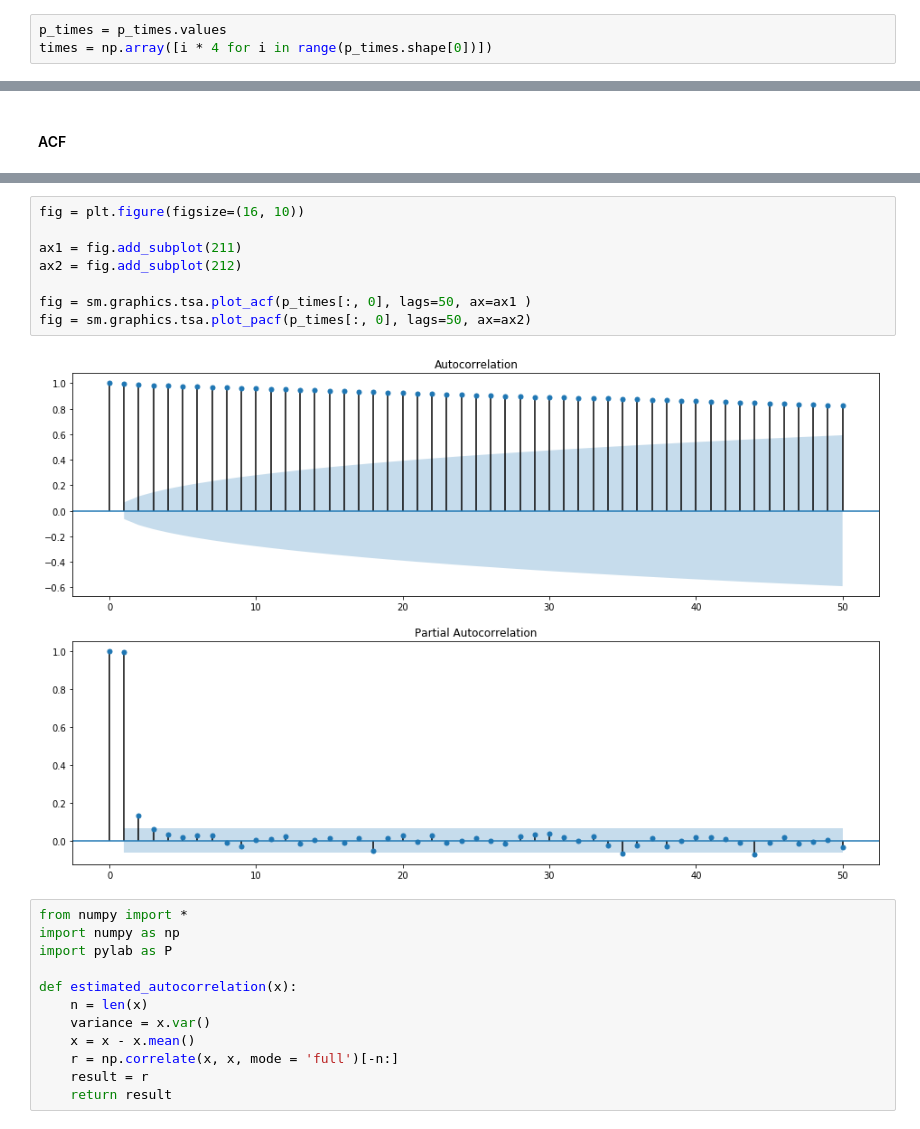
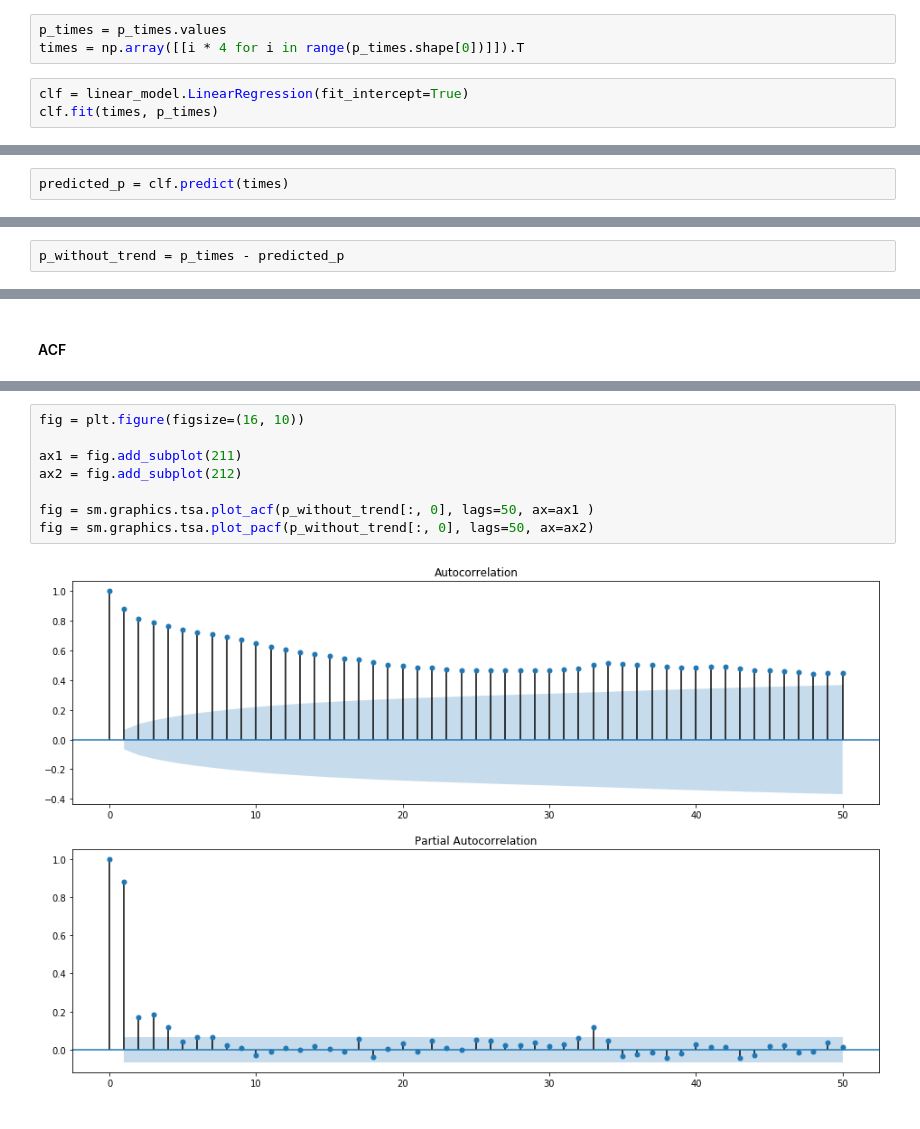
Before and after one commit to Bullldoger/prediction_theory, a Jupyter notebook: notebooks/Labs.ipynb, the cells around one changed output, grey strips where cells are left out. Cells and saved outputs as stored; diff of their text form.

```diff
--- a/notebooks/Labs.ipynb
+++ b/notebooks/Labs.ipynb
@@ -880,4 +876,7 @@ p_times.head()
 | 4 | 70.701433 |
 # %%
 p_times = p_times.values
-times = np.array([i * 4 for i in range(p_times.shape[0])])
+times = np.array([[i * 4 for i in range(p_times.shape[0])]]).T
+# %%
+clf = linear_model.LinearRegression(fit_intercept=True)
+clf.fit(times, p_times)
@@ -884,3 +885,5 @@ times = np.array([i * 4 for i in range(p_times.shape[0])])
+# %%
+predicted_p = clf.predict(times)
 # %%
 plt.figure(figsize=(16, 10))
 plt.plot(times, p_times, '.r')
@@ -897,0 +895,2 @@ corred_p = np.correlate(p_times[:, 0], p_times[:, 0], mode='full')
+# %%
+p_without_trend = p_times - predicted_p
@@ -900,22 +971,10 @@ corred_p = np.correlate(p_times[:, 0], p_times[:, 0], mode='full')
 # %%
 fig = plt.figure(figsize=(16, 10))
 
 ax1 = fig.add_subplot(211)
 ax2 = fig.add_subplot(212)
 
-fig = sm.graphics.tsa.plot_acf(p_times[:, 0], lags=50, ax=ax1 )
-fig = sm.graphics.tsa.plot_pacf(p_times[:, 0], lags=50, ax=ax2)
+fig = sm.graphics.tsa.plot_acf(p_without_trend[:, 0], lags=50, ax=ax1 )
+fig = sm.graphics.tsa.plot_pacf(p_without_trend[:, 0], lags=50, ax=ax2)
 # %% [output]
-[figure, old version]
+[figure, new version]
-# %%
-from numpy import *
-import numpy as np
-import pylab as P
-
-def estimated_autocorrelation(x):
-    n = len(x)
-    variance = x.var()
-    x = x - x.mean()
-    r = np.correlate(x, x, mode = 'full')[-n:]
-    result = r
-    return result
```
Also changed, not shown: parts of 18 cells of this notebook.
